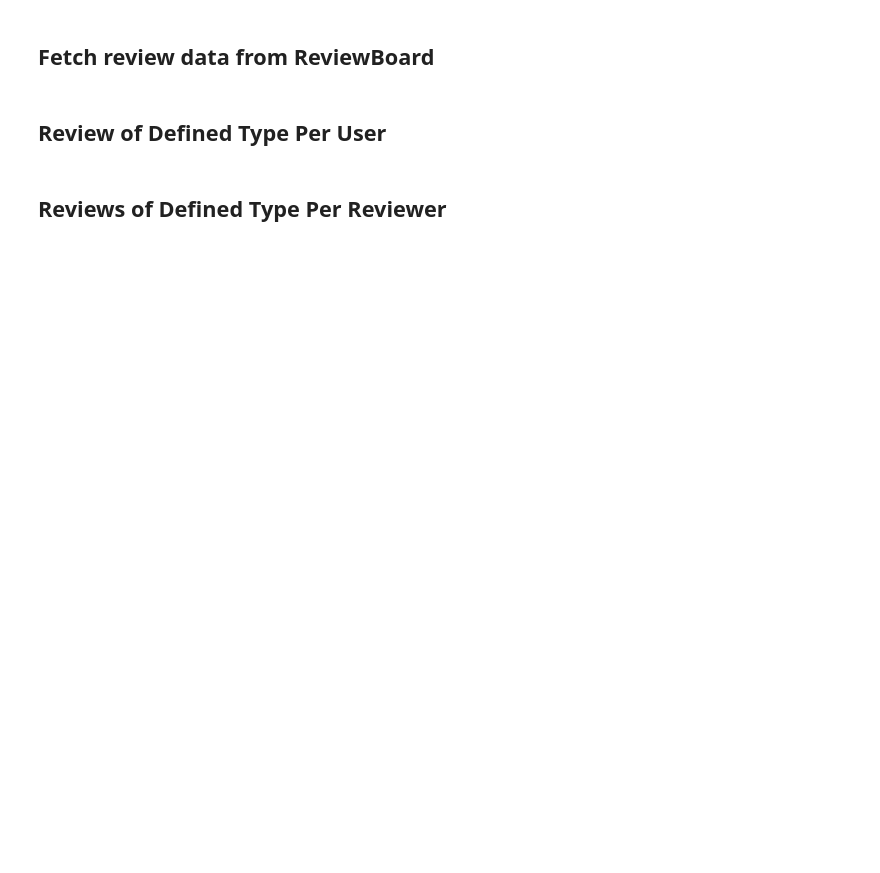
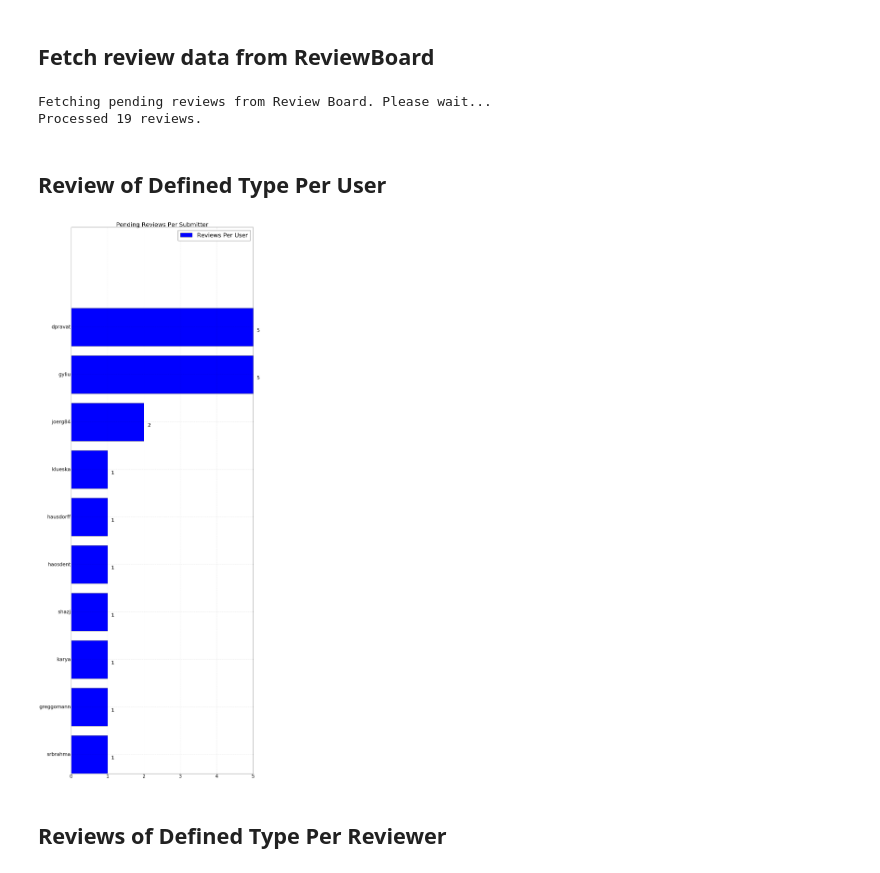
Before and after one commit to mesosphere/rb-stats, a Jupyter notebook: Mesos Review Board.ipynb, the cells around one changed output. Cells and saved outputs as stored; diff of their text form; code cells hidden in the pictures; blank space fills up the shorter version.

```diff
--- a/Mesos Review Board.ipynb
+++ b/Mesos Review Board.ipynb
@@ -22,51 +22,56 @@ Fetch review data from ReviewBoard
 ---
 # %%
 # Cut Off Date
-CUTOFF_DAYS = 60
+CUTOFF_DAYS = 1
 
 # set stat equal to either 'discarded', 'pending', or 'submitted'
-stat='submitted'
+stat='pending'
 
 reviews = m.fetch_reviews(stat,CUTOFF_DAYS)
+# %% [output]
+Fetching pending reviews from Review Board. Please wait...
+Processed 19 reviews.
 # %% [markdown]
 Review of Defined Type Per User
 ---
 # %%
 # Fetch the data.
 per_user = m.reviews_per_user(reviews)
-chart = m.convert_to_chart(per_user[0])
+chart = m.convert_to_chart(per_user['review_count'])
 
 # Set up the chart.
 font = {'size' : 30}
 rc('font', **font)
 pyplot.figure(figsize = (20.0, 60.0))
 pylab.grid()
 pylab.title("{first}{stat} Reviews Per Submitter".format(first=stat[0].upper(), stat=stat[1:]))
 
 # Populate the chart.
 y_positions = arange(len(chart[0]))
 plot = pyplot.barh(y_positions, chart[1], .8, color = 'blue')
 pyplot.ylim([0, y_positions.size+1.5])
 pyplot.legend((plot,),("Reviews Per User",))
 
 # Set Y-axis labels.
 yt = pyplot.yticks(y_positions+.4, chart[0])
 
 plot_values=[]
 
 for value in chart[1]:
     plot_values.append(value)
 
 def autolabel(rects,values):
     # attach number values to graph
     i = 0
     for rect in rects:
         length = values[i]
         height = rect.get_y()
         pyplot.text(float(values[i]+.1), rect.get_y()+.3, '{length}'.format(length=length),)
         i += 1
 
 autolabel(plot,plot_values)
+# %% [output]
+[figure, added]
 # %% [markdown]
 Reviews of Defined Type Per Reviewer
 ---
```
Also changed, not shown: parts of 2 cells of this notebook, 1 other file.
